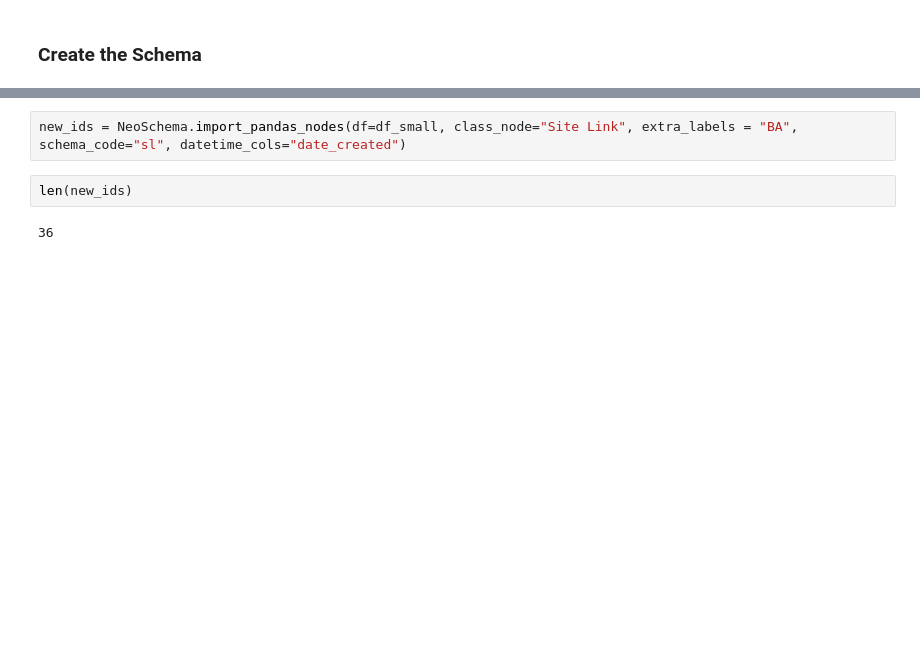
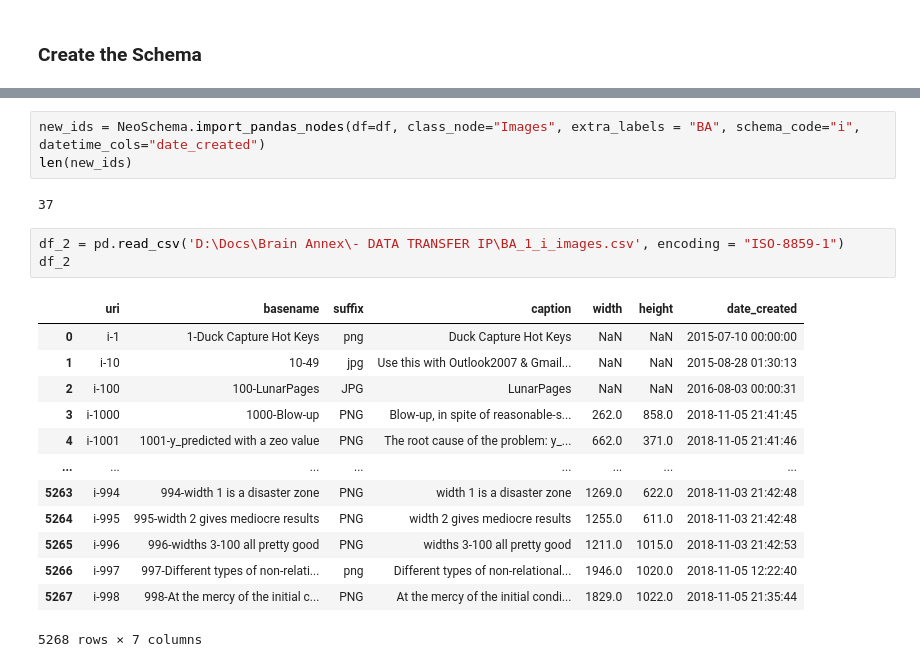
Before and after one commit to BrainAnnex/brain-annex, a Jupyter notebook: notebooks/tutorial_neoschema_2_import.ipynb, the cells around one changed output, grey strips where cells are left out. Saved outputs shown, nothing was run; the diff lists cells and outputs as text; blank space fills up the shorter version.

```diff
--- a/notebooks/tutorial_neoschema_2_import.ipynb
+++ b/notebooks/tutorial_neoschema_2_import.ipynb
@@ -95,6 +75,22 @@ df_small
 # %%
-new_ids = NeoSchema.import_pandas_nodes(df=df_small, class_node="Site Link", extra_labels = "BA", schema_code="sl", datetime_cols="date_created")
+new_ids = NeoSchema.import_pandas_nodes(df=df, class_node="Images", extra_labels = "BA", schema_code="i", datetime_cols="date_created")
+len(new_ids)
+# %% [output]
+37
-# %%
-len(new_ids)
-# %% [output]
-36
+# %%
+df_2 = pd.read_csv('D:\Docs\Brain Annex\- DATA TRANSFER IP\BA_1_i_images.csv', encoding = "ISO-8859-1")
+df_2
+# %% [output]
+|  | uri | basename | suffix | caption | width | height | date_created |
+| 0 | i-1 | 1-Duck Capture Hot Keys | png | Duck Capture Hot Keys | NaN | NaN | 2015-07-10 00:00:00 |
+| 1 | i-10 | 10-49 | jpg | Use this with Outlook2007 & Gmail... | NaN | NaN | 2015-08-28 01:30:13 |
+| 2 | i-100 | 100-LunarPages | JPG | LunarPages | NaN | NaN | 2016-08-03 00:00:31 |
+| 3 | i-1000 | 1000-Blow-up | PNG | Blow-up, in spite of reasonable-s... | 262.0 | 858.0 | 2018-11-05 21:41:45 |
+| 4 | i-1001 | 1001-y_predicted with a zeo value | PNG | The root cause of the problem: y_... | 662.0 | 371.0 | 2018-11-05 21:41:46 |
+| ... | ... | ... | ... | ... | ... | ... | ... |
+| 5263 | i-994 | 994-width 1 is a disaster zone | PNG | width 1 is a disaster zone | 1269.0 | 622.0 | 2018-11-03 21:42:48 |
+| 5264 | i-995 | 995-width 2 gives mediocre results | PNG | width 2 gives mediocre results | 1255.0 | 611.0 | 2018-11-03 21:42:48 |
+| 5265 | i-996 | 996-widths 3-100 all pretty good | PNG | widths 3-100 all pretty good | 1211.0 | 1015.0 | 2018-11-03 21:42:53 |
+| 5266 | i-997 | 997-Different types of non-relati... | png | Different types of non-relational... | 1946.0 | 1020.0 | 2018-11-05 12:22:40 |
+| 5267 | i-998 | 998-At the mercy of the initial c... | PNG | At the mercy of the initial condi... | 1829.0 | 1022.0 | 2018-11-05 21:35:44 |
+5268 rows × 7 columns
```
Also changed, not shown: parts of 17 cells of this notebook, 9 other files.
